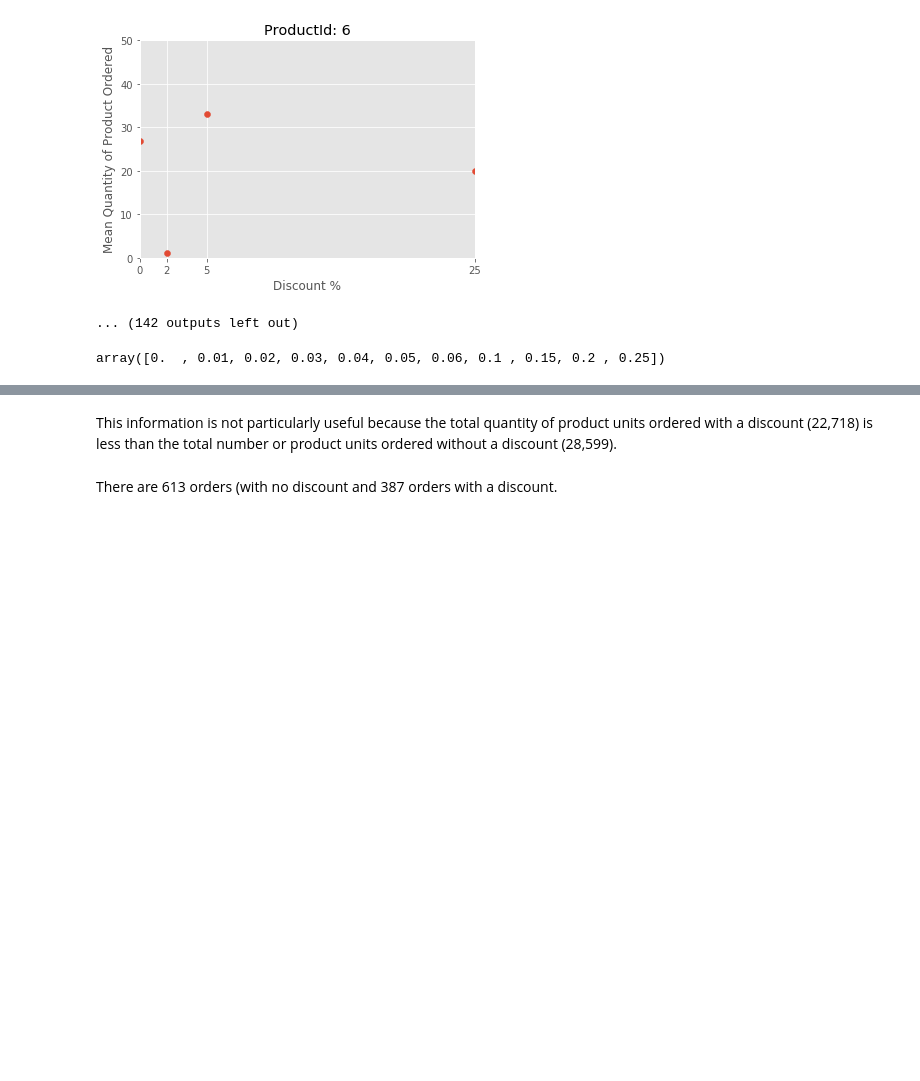
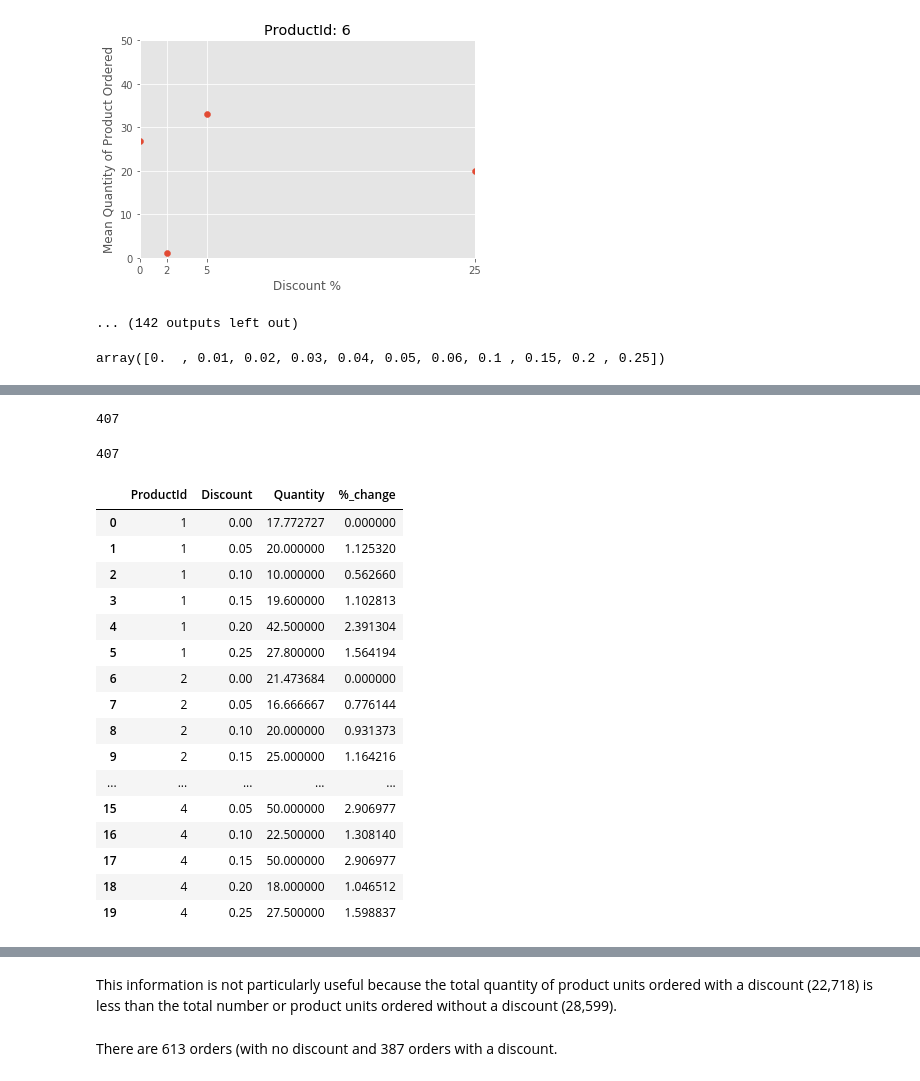
Before and after one commit to giorosati/dsc-2-final-project-online-ds-pt-100118, a Jupyter notebook: module2project.ipynb, the cells around one changed output, grey strips where cells are left out. Saved outputs shown, nothing was run; the diff lists cells and outputs as text; code cells hidden in the pictures; blank space fills up the shorter version.

```diff
--- a/module2project.ipynb
+++ b/module2project.ipynb
@@ -1251,0 +1229,8 @@ new_df.head()
+# %%
+len(pct_change_column)
+# %% [output]
+407
+# %%
+len(mean_quantity_per_discount)
+# %% [output]
+407
@@ -1251,0 +1240,20 @@ new_df.head()
+# %%
+mean_quantity_per_discount.head(20)
+# %% [output]
+|  | ProductId | Discount | Quantity | %_change |
+| 0 | 1 | 0.00 | 17.772727 | 0.000000 |
+| 1 | 1 | 0.05 | 20.000000 | 1.125320 |
+| 2 | 1 | 0.10 | 10.000000 | 0.562660 |
+| 3 | 1 | 0.15 | 19.600000 | 1.102813 |
+| 4 | 1 | 0.20 | 42.500000 | 2.391304 |
+| 5 | 1 | 0.25 | 27.800000 | 1.564194 |
+| 6 | 2 | 0.00 | 21.473684 | 0.000000 |
+| 7 | 2 | 0.05 | 16.666667 | 0.776144 |
+| 8 | 2 | 0.10 | 20.000000 | 0.931373 |
+| 9 | 2 | 0.15 | 25.000000 | 1.164216 |
+| ... | ... | ... | ... | ... |
+| 15 | 4 | 0.05 | 50.000000 | 2.906977 |
+| 16 | 4 | 0.10 | 22.500000 | 1.308140 |
+| 17 | 4 | 0.15 | 50.000000 | 2.906977 |
+| 18 | 4 | 0.20 | 18.000000 | 1.046512 |
+| 19 | 4 | 0.25 | 27.500000 | 1.598837 |
```
Also changed, not shown: parts of 12 cells of this notebook.
